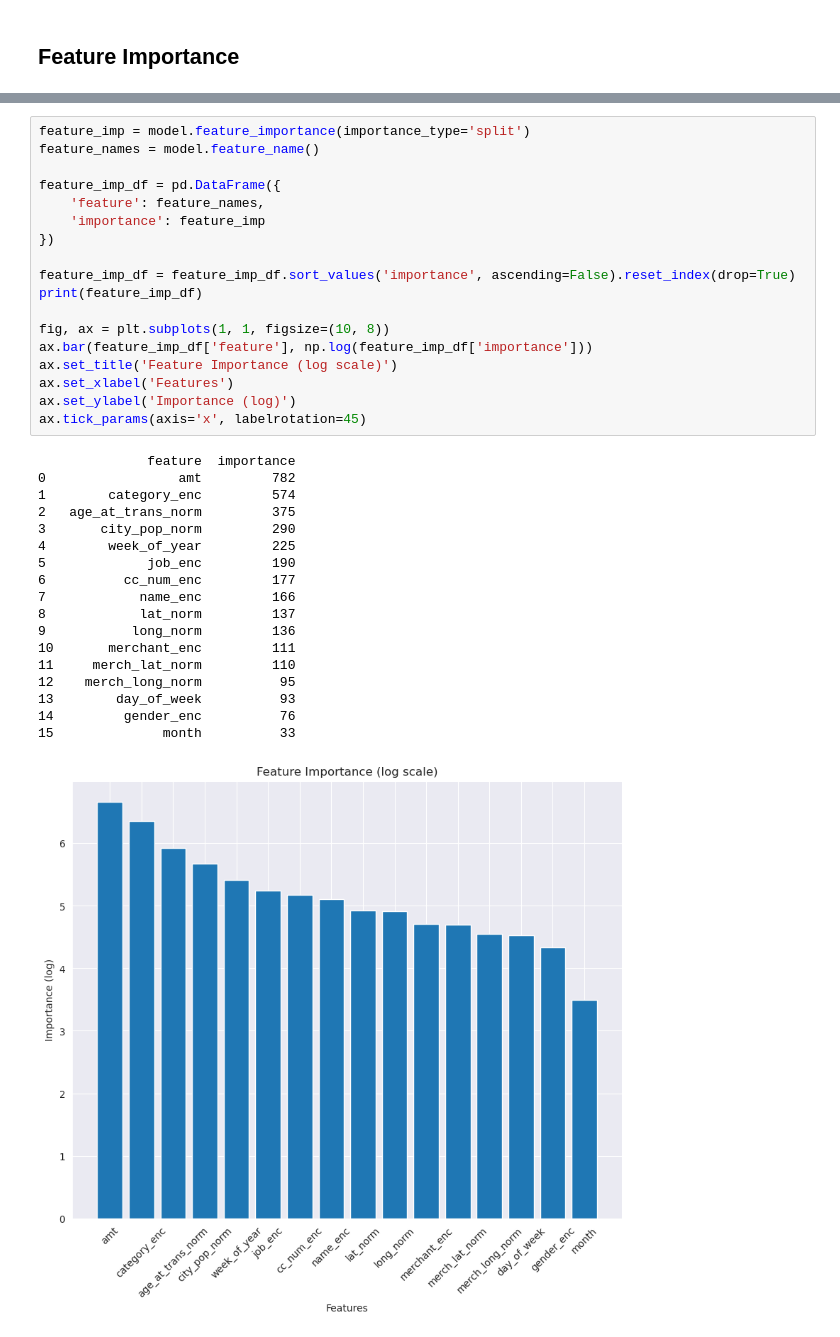
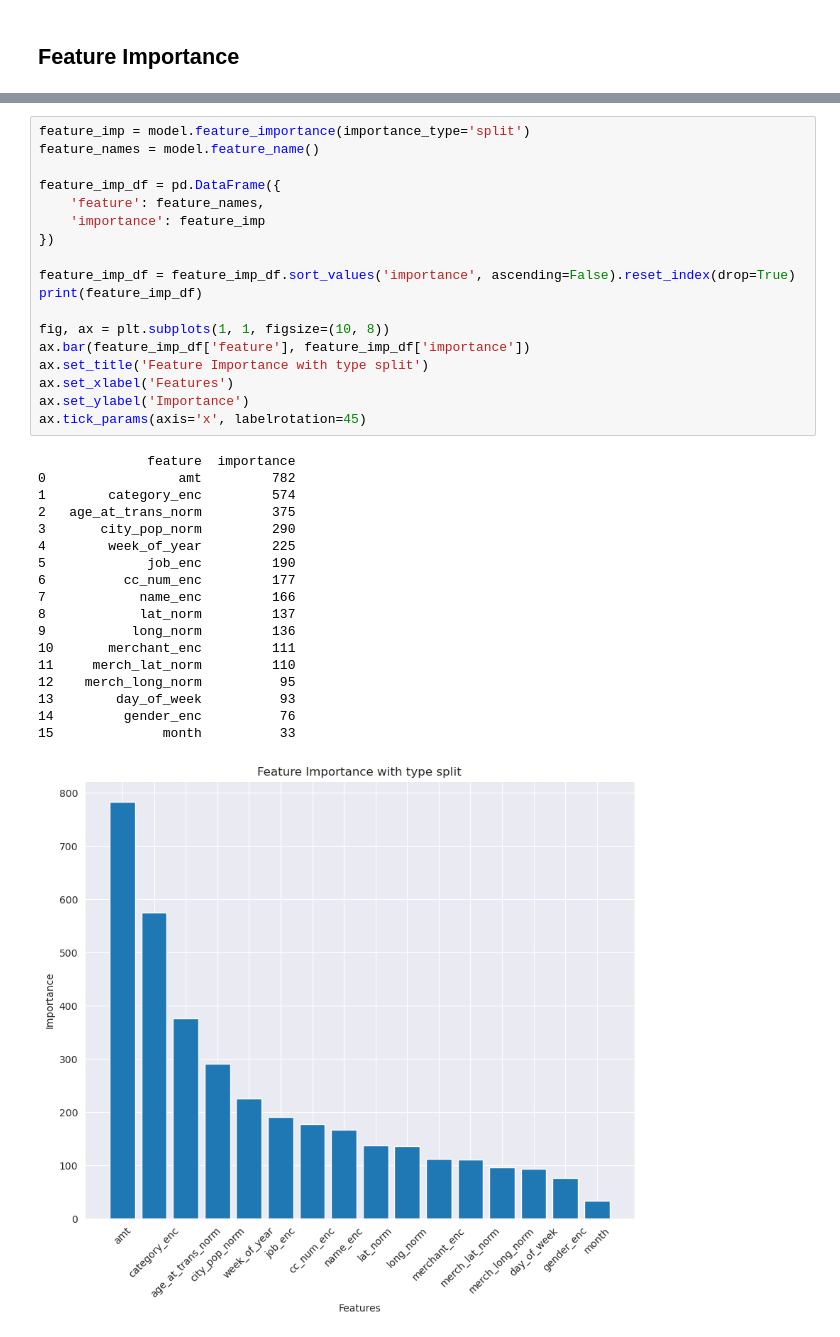
Before and after one commit to Jack121999/sketch_forsencis, a Jupyter notebook: nbs/gbm_model.ipynb, the cells around one changed output, grey strips where cells are left out. Cells and saved outputs as stored; diff of their text form.

```diff
--- a/nbs/gbm_model.ipynb
+++ b/nbs/gbm_model.ipynb
@@ -160,34 +150,34 @@ feature_names = model.feature_name()
 
 feature_imp_df = pd.DataFrame({
     'feature': feature_names,
     'importance': feature_imp
 })
 
 feature_imp_df = feature_imp_df.sort_values('importance', ascending=False).reset_index(drop=True)
 print(feature_imp_df)
 
 fig, ax = plt.subplots(1, 1, figsize=(10, 8))
-ax.bar(feature_imp_df['feature'], np.log(feature_imp_df['importance']))
-ax.set_title('Feature Importance (log scale)')
+ax.bar(feature_imp_df['feature'], feature_imp_df['importance'])
+ax.set_title('Feature Importance with type split')
 ax.set_xlabel('Features')
-ax.set_ylabel('Importance (log)')
+ax.set_ylabel('Importance')
 ax.tick_params(axis='x', labelrotation=45)
 # %% [output]
               feature  importance
 0                 amt         782
 1        category_enc         574
 2   age_at_trans_norm         375
 3       city_pop_norm         290
 4        week_of_year         225
 5             job_enc         190
 6          cc_num_enc         177
 7            name_enc         166
 8            lat_norm         137
 9           long_norm         136
 10       merchant_enc         111
 11     merch_lat_norm         110
 12    merch_long_norm          95
 13        day_of_week          93
 14         gender_enc          76
 15              month          33
-[figure, old version]
+[figure, new version]
```
Also changed, not shown: parts of 7 cells of this notebook.
